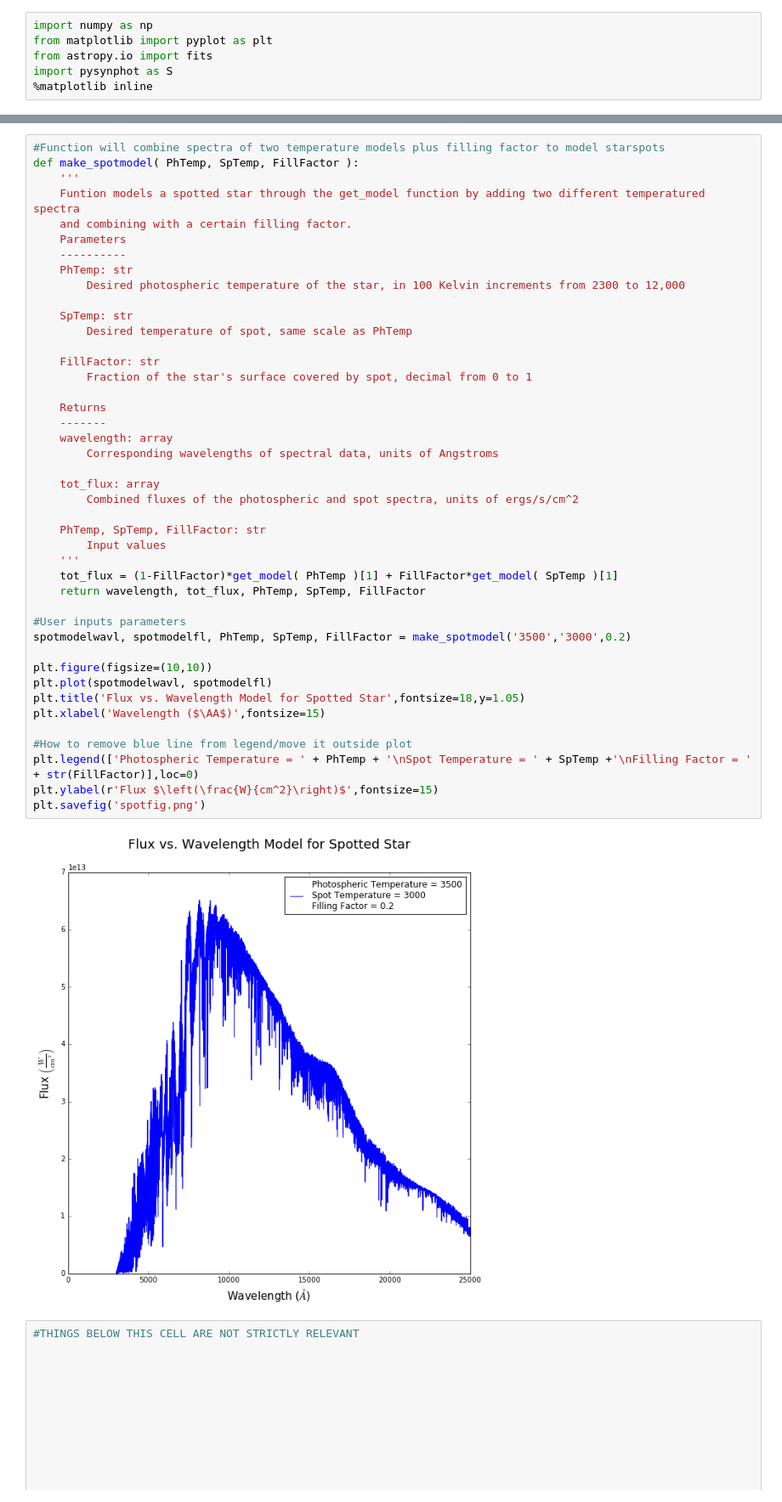
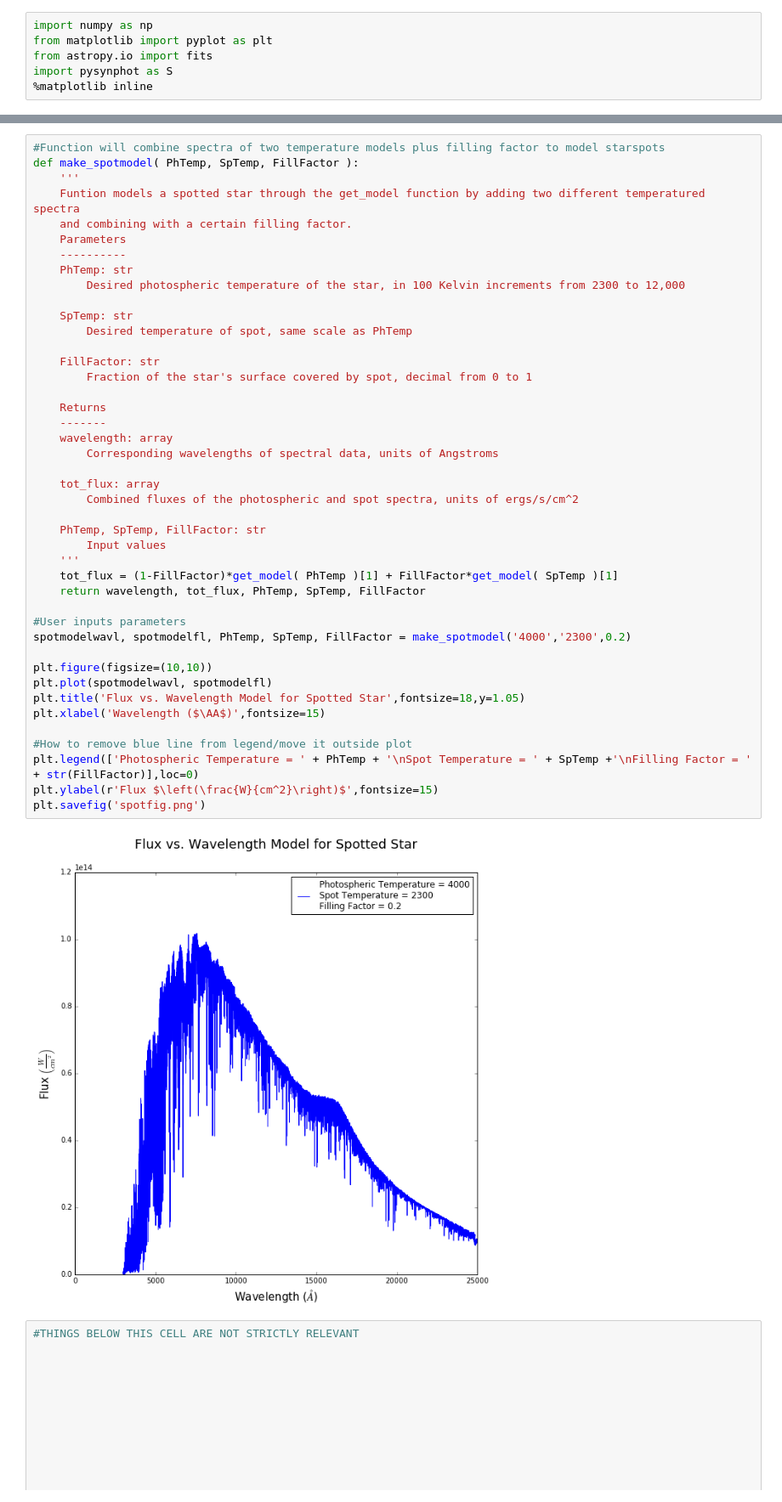
Before and after one commit to jradavenport/spot-colors, a Jupyter notebook: starspot-initial.ipynb, the cells around one changed output, grey strips where cells are left out. Shown at 85% size. Cells and saved outputs as stored; diff of their text form.

```diff
--- a/starspot-initial.ipynb
+++ b/starspot-initial.ipynb
@@ -57,35 +57,35 @@ def make_spotmodel( PhTemp, SpTemp, FillFactor ):
 
     FillFactor: str
         Fraction of the star's surface covered by spot, decimal from 0 to 1
 
     Returns
     -------
     wavelength: array
         Corresponding wavelengths of spectral data, units of Angstroms
 
     tot_flux: array
         Combined fluxes of the photospheric and spot spectra, units of ergs/s/cm^2
 
     PhTemp, SpTemp, FillFactor: str
         Input values
     '''
     tot_flux = (1-FillFactor)*get_model( PhTemp )[1] + FillFactor*get_model( SpTemp )[1]
     return wavelength, tot_flux, PhTemp, SpTemp, FillFactor
 
 #User inputs parameters
-spotmodelwavl, spotmodelfl, PhTemp, SpTemp, FillFactor = make_spotmodel('3500','3000',0.2)
+spotmodelwavl, spotmodelfl, PhTemp, SpTemp, FillFactor = make_spotmodel('4000','2300',0.2)
 
 plt.figure(figsize=(10,10))
 plt.plot(spotmodelwavl, spotmodelfl)
 plt.title('Flux vs. Wavelength Model for Spotted Star',fontsize=18,y=1.05)
 plt.xlabel('Wavelength ($\AA$)',fontsize=15)
 
 #How to remove blue line from legend/move it outside plot
 plt.legend(['Photospheric Temperature = ' + PhTemp + '\nSpot Temperature = ' + SpTemp +'\nFilling Factor = ' + str(FillFactor)],loc=0)
 plt.ylabel(r'Flux $\left(\frac{W}{cm^2}\right)$',fontsize=15)
 plt.savefig('spotfig.png')
 # %% [output]
-[figure, old version]
+[figure, new version]
 # %%
 #THINGS BELOW THIS CELL ARE NOT STRICTLY RELEVANT
 
```
